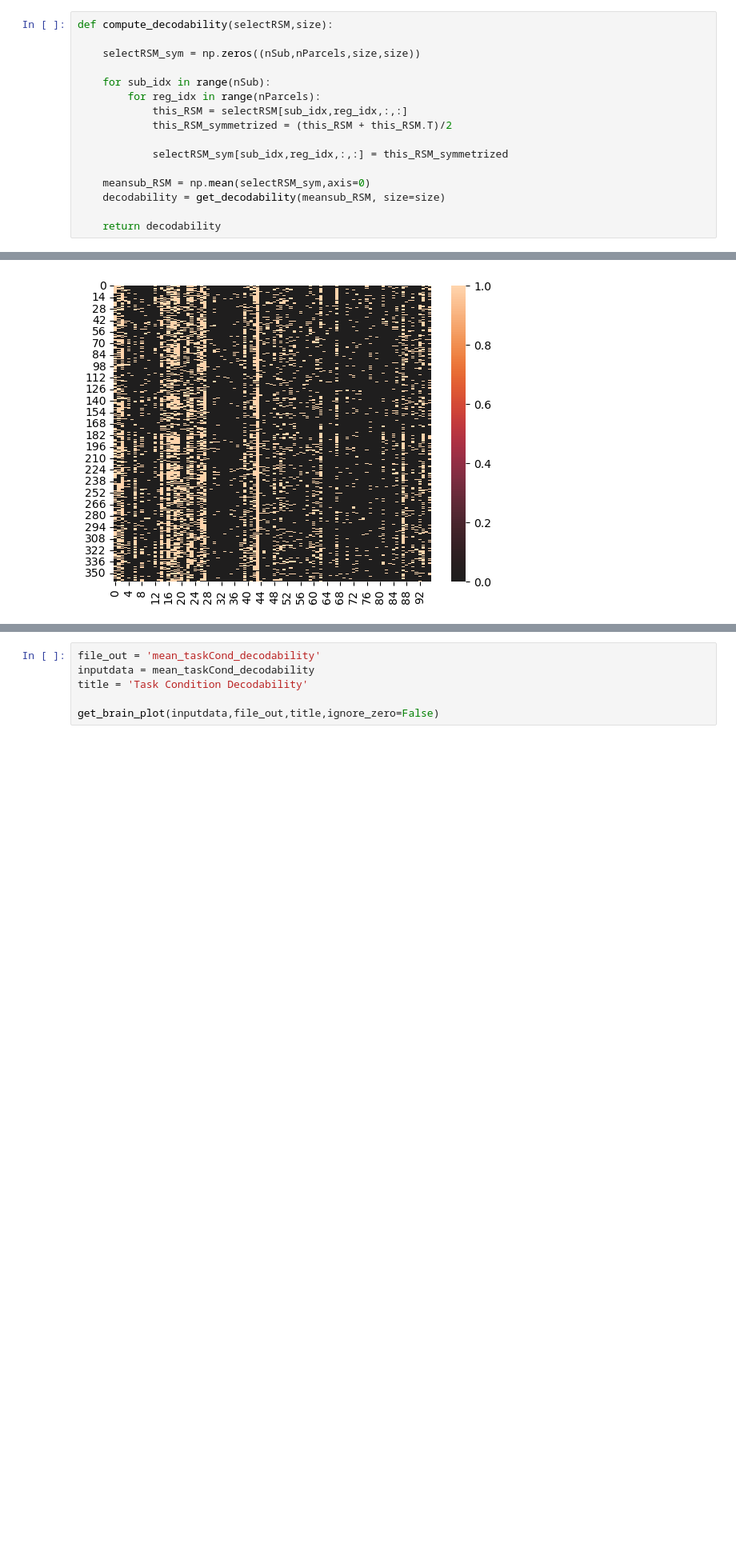
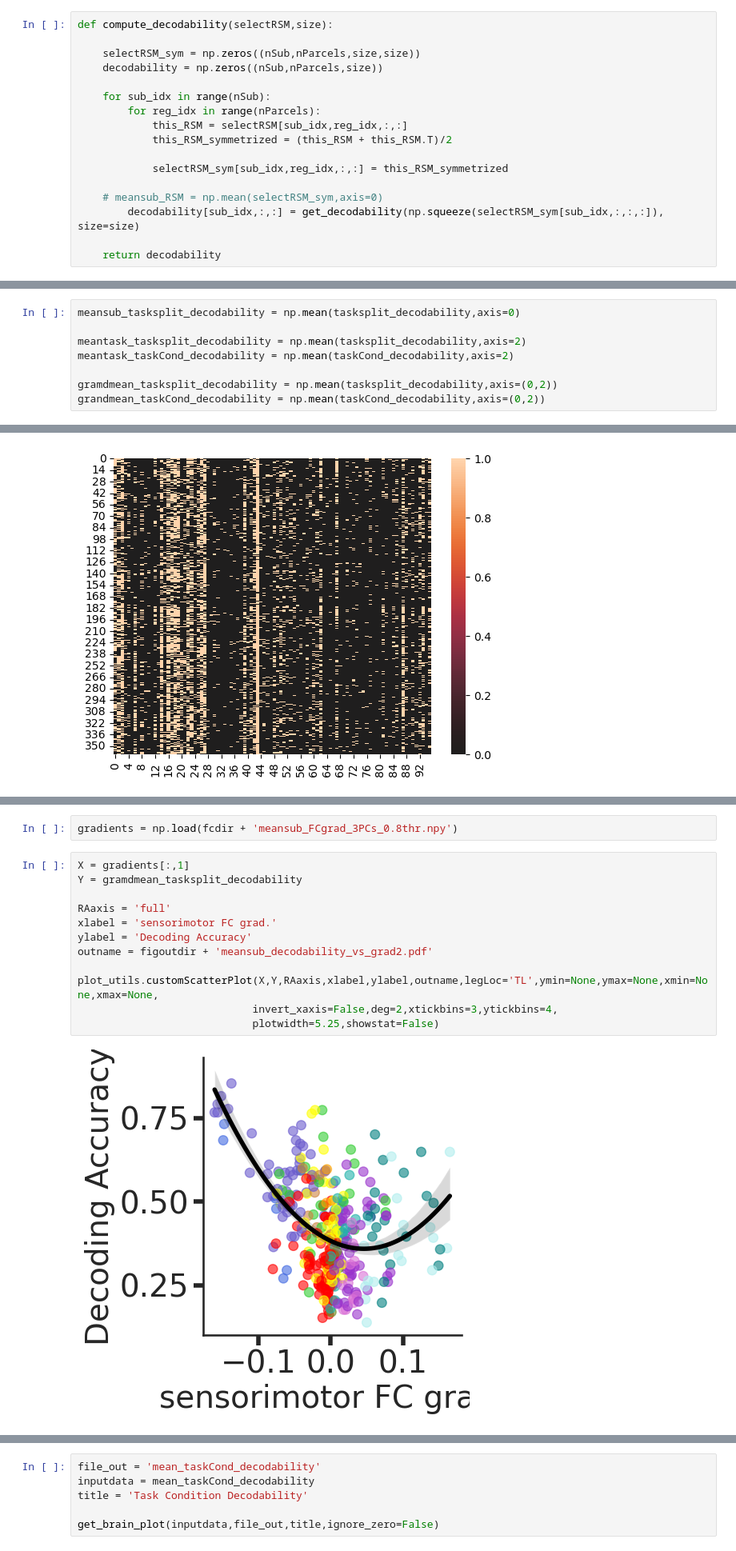
Before and after one commit to LakshmanChakravarthy/multitask_generalization, a Jupyter notebook: notebooks/RSM_Decoding.ipynb, the cells around one changed output, grey strips where cells are left out. Shown at 80% size. Saved outputs shown, nothing was run; the diff lists cells and outputs as text; blank space fills up the shorter version.

```diff
--- a/notebooks/RSM_Decoding.ipynb
+++ b/notebooks/RSM_Decoding.ipynb
@@ -107,6 +115,7 @@ def get_decodability(meansub_RSM, size):
 def compute_decodability(selectRSM,size):
 
     selectRSM_sym = np.zeros((nSub,nParcels,size,size))
+    decodability = np.zeros((nSub,nParcels,size))
 
     for sub_idx in range(nSub):
         for reg_idx in range(nParcels):
@@ -115,8 +124,8 @@ def compute_decodability(selectRSM,size):
 
             selectRSM_sym[sub_idx,reg_idx,:,:] = this_RSM_symmetrized
 
-    meansub_RSM = np.mean(selectRSM_sym,axis=0)
-    decodability = get_decodability(meansub_RSM, size=size)
+    # meansub_RSM = np.mean(selectRSM_sym,axis=0)
+        decodability[sub_idx,:,:] = get_decodability(np.squeeze(selectRSM_sym[sub_idx,:,:,:]), size=size)
 
     return decodability
 # %%
@@ -127,3 +140,11 @@ taskCond_decodability = compute_decodability(selectRSM=select_sub_taskCondRSM,si
+# %%
+meansub_tasksplit_decodability = np.mean(tasksplit_decodability,axis=0)
+
+meantask_tasksplit_decodability = np.mean(tasksplit_decodability,axis=2)
+meantask_taskCond_decodability = np.mean(taskCond_decodability,axis=2)
+
+gramdmean_tasksplit_decodability = np.mean(tasksplit_decodability,axis=(0,2))
+grandmean_taskCond_decodability = np.mean(taskCond_decodability,axis=(0,2))
 # %%
 sns.heatmap(taskCond_decodability,center=0)
 # %% [output]
@@ -134,0 +153,16 @@ mean_tasksplit_decodability = np.mean(tasksplit_decodability,axis=1)
+# %%
+gradients = np.load(fcdir + 'meansub_FCgrad_3PCs_0.8thr.npy')
+# %%
+X = gradients[:,1]
+Y = gramdmean_tasksplit_decodability
+
+RAaxis = 'full'
+xlabel = 'sensorimotor FC grad.'
+ylabel = 'Decoding Accuracy'
+outname = figoutdir + 'meansub_decodability_vs_grad2.pdf'
+
+plot_utils.customScatterPlot(X,Y,RAaxis,xlabel,ylabel,outname,legLoc='TL',ymin=None,ymax=None,xmin=None,xmax=None,
+                            invert_xaxis=False,deg=2,xtickbins=3,ytickbins=4,
+                            plotwidth=5.25,showstat=False)
+# %% [output]
+[figure, added]
```
Also changed, not shown: parts of 13 cells of this notebook, 29 other files.
